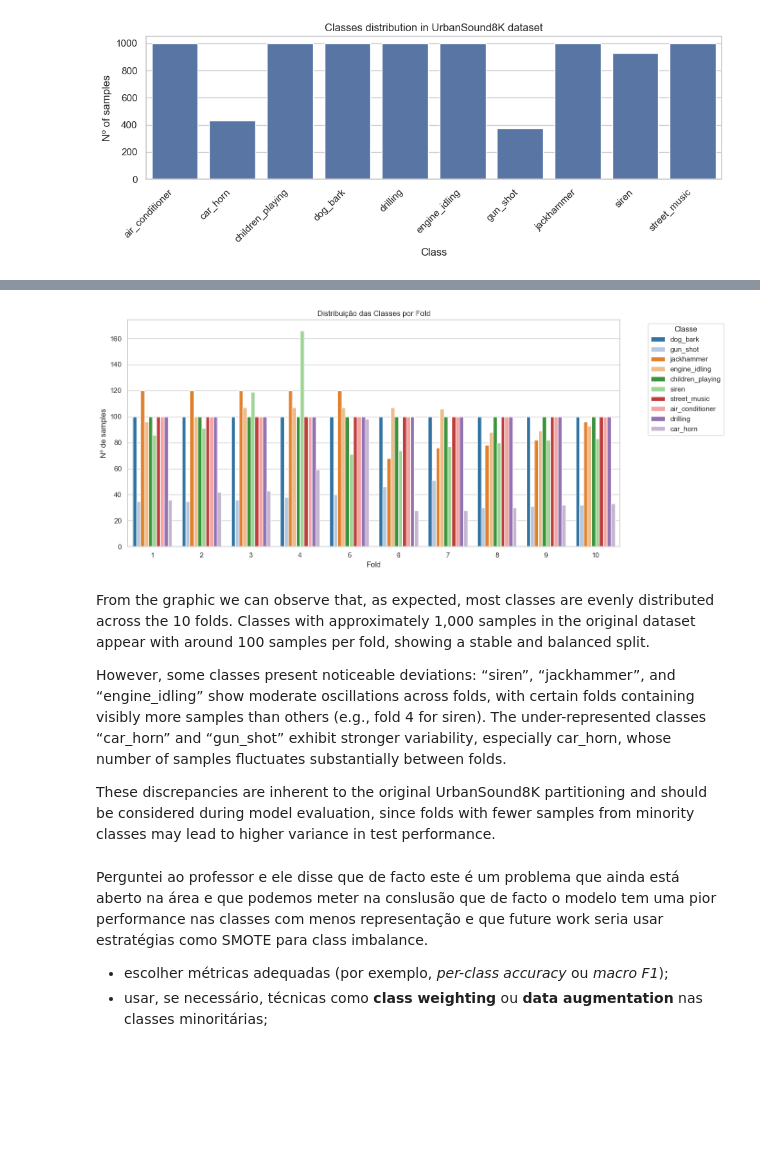
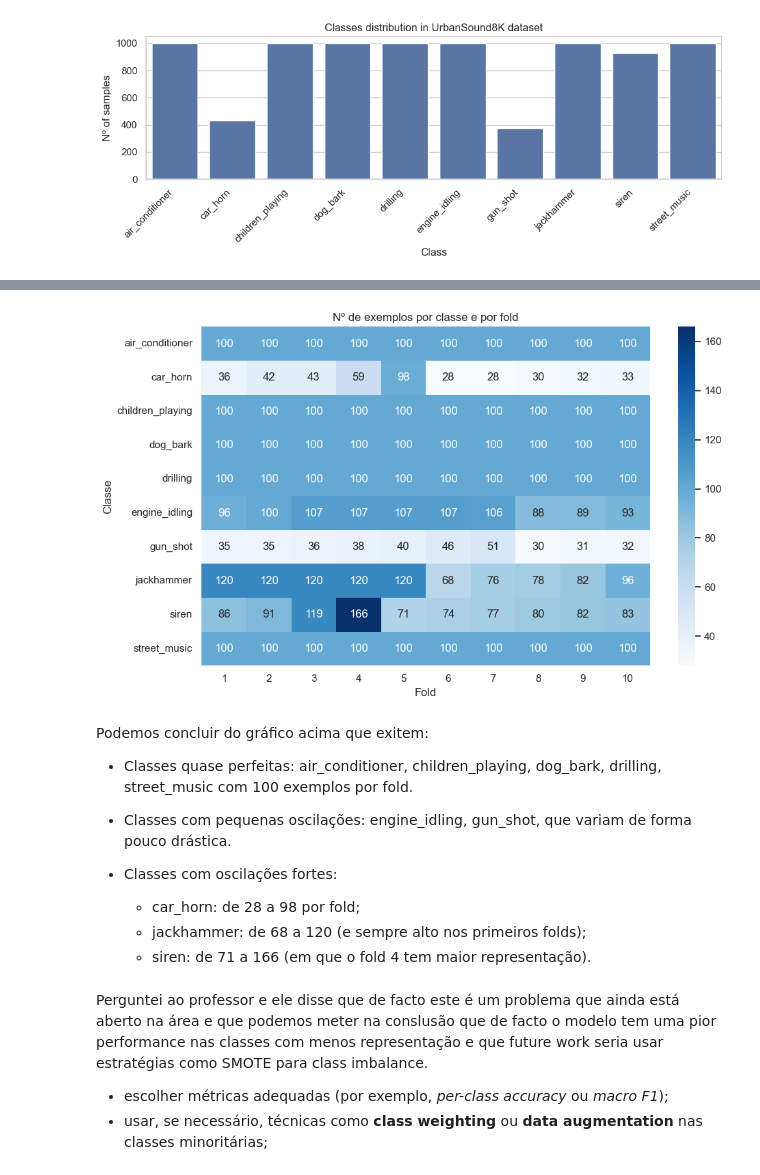
Before and after one commit to francisca005/Urban-Sound-Classification-, a Jupyter notebook: Project_1_sound.ipynb, the cells around one changed output, grey strips where cells are left out. Saved outputs shown, nothing was run; the diff lists cells and outputs as text; code cells hidden in the pictures; blank space fills up the shorter version.

```diff
--- a/Project_1_sound.ipynb
+++ b/Project_1_sound.ipynb
@@ -48,5 +53,4 @@ The dataset contains: (8732, 8) rows and columns.
 # %%
-sns.set(style="whitegrid")
 plt.figure(figsize=(10,4))
 ax = sns.countplot(data=df, x="class", order=sorted(df["class"].unique()))
 ax.set_title("Classes distribution in UrbanSound8K dataset")
@@ -99,20 +75,26 @@ which can introduce additional variance in the test performance.
 # %%
-plt.figure(figsize=(14, 6))
-sns.countplot(data=df, x="fold", hue="class", palette="tab20")
-plt.title("Distribuição das Classes por Fold")
+# Tabela fold x classe
+counts = df.groupby(["class", "fold"]).size().unstack("fold").fillna(0)
+
+plt.figure(figsize=(10, 6))
+sns.heatmap(counts, annot=True, fmt=".0f", cmap="Blues")
+plt.title("Nº de exemplos por classe e por fold")
 plt.xlabel("Fold")
-plt.ylabel("Nº de samples")
-plt.legend(title="Classe", bbox_to_anchor=(1.05, 1), loc="upper left")
+plt.ylabel("Classe")
 plt.tight_layout()
 plt.show()
 # %% [output]
-[figure, old version]
+[figure, new version]
 # %% [markdown]
-From the graphic we can observe that, as expected, most classes are evenly distributed across the 10 folds. Classes with approximately 1,000 samples in the original dataset appear with around 100 samples per fold, showing a stable and balanced split.
+Podemos concluir do gráfico acima que exitem:
+- Classes quase perfeitas: air_conditioner, children_playing, dog_bark, drilling, street_music com 100 exemplos por fold.
 
-However, some classes present noticeable deviations: “siren”, “jackhammer”, and “engine_idling” show moderate oscillations across folds, with certain folds containing visibly more samples than others (e.g., fold 4 for siren). The under-represented classes “car_horn” and “gun_shot” exhibit stronger variability, especially car_horn, whose number of samples fluctuates substantially between folds.
+- Classes com pequenas oscilações: engine_idling, gun_shot, que variam de forma pouco drástica.
 
-These discrepancies are inherent to the original UrbanSound8K partitioning and should be considered during model evaluation, since folds with fewer samples from minority classes may lead to higher variance in test performance.
+- Classes com oscilações fortes:
+    - car_horn: de 28 a 98 por fold;
+    - jackhammer: de 68 a 120 (e sempre alto nos primeiros folds);
+    - siren: de 71 a 166 (em que o fold 4 tem maior representação).
 # %% [markdown]
 Perguntei ao professor e ele disse que de facto este é um problema que ainda está aberto na área e que podemos meter na conslusão que de facto o modelo tem uma pior performance nas classes com menos representação e que future work seria usar estratégias como SMOTE para class imbalance.
 
```
Also changed, not shown: parts of 9 cells of this notebook.
